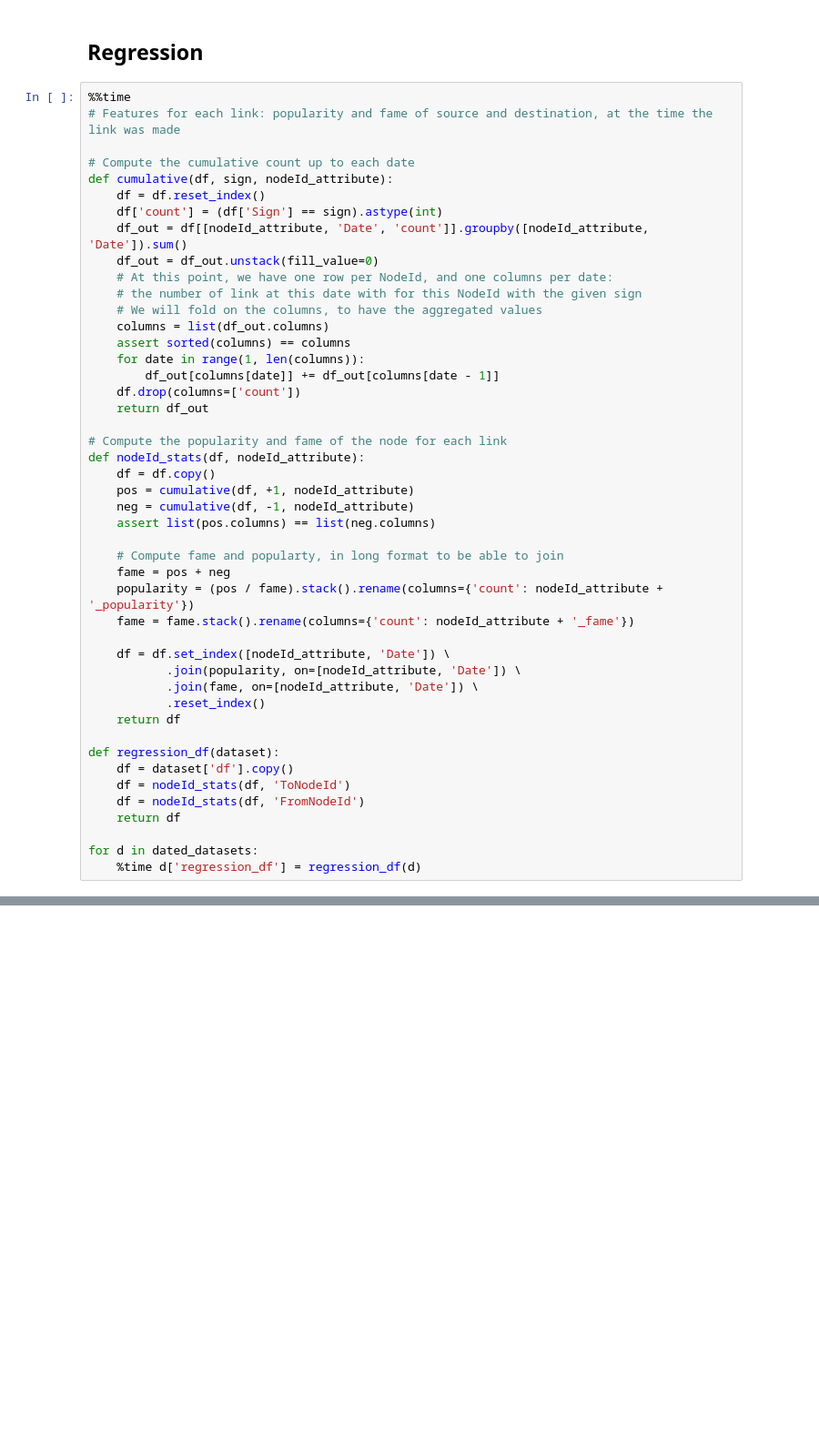
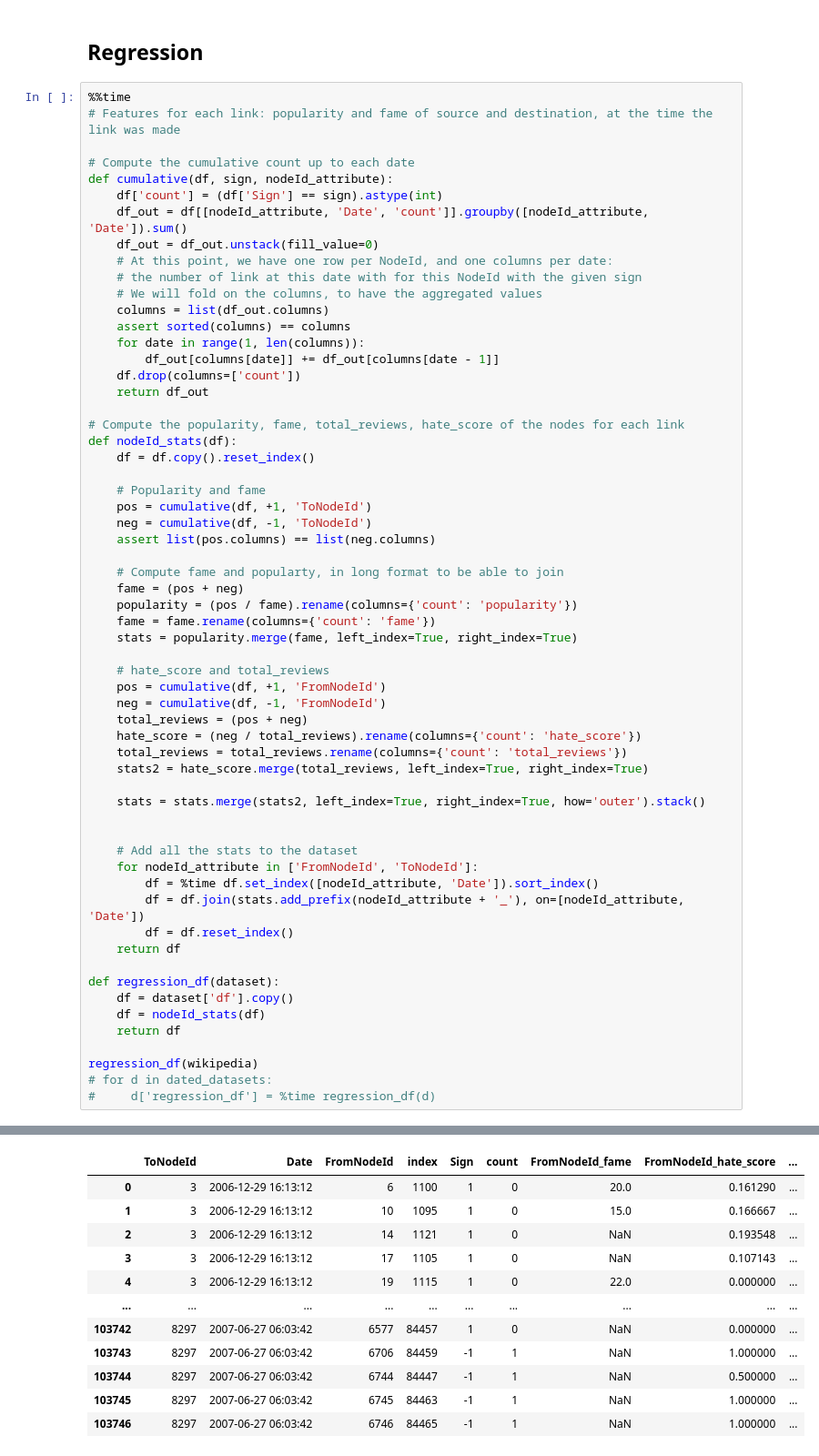
Before and after one commit to epfl-ada/ada-2020-project-milestone-p3-p3_adaptateur, a Jupyter notebook: notebook.ipynb, the cells around one changed output, grey strips where cells are left out. Shown at 91% size. Saved outputs shown, nothing was run; the diff lists cells and outputs as text; blank space fills up the shorter version.

Commit message:
corrected regression features

```diff
--- a/notebook.ipynb
+++ b/notebook.ipynb
@@ -290,7 +315,6 @@ for d in datasets:
 
 # Compute the cumulative count up to each date
 def cumulative(df, sign, nodeId_attribute):
-    df = df.reset_index()
     df['count'] = (df['Sign'] == sign).astype(int)
     df_out = df[[nodeId_attribute, 'Date', 'count']].groupby([nodeId_attribute, 'Date']).sum()
     df_out = df_out.unstack(fill_value=0)
@@ -304,30 +328,45 @@ def cumulative(df, sign, nodeId_attribute):
     df.drop(columns=['count'])
     return df_out
 
-# Compute the popularity and fame of the node for each link
-def nodeId_stats(df, nodeId_attribute):
-    df = df.copy()
-    pos = cumulative(df, +1, nodeId_attribute)
-    neg = cumulative(df, -1, nodeId_attribute)
+# Compute the popularity, fame, total_reviews, hate_score of the nodes for each link
+def nodeId_stats(df):
+    df = df.copy().reset_index()
+
+    # Popularity and fame
+    pos = cumulative(df, +1, 'ToNodeId')
+    neg = cumulative(df, -1, 'ToNodeId')
     assert list(pos.columns) == list(neg.columns)
 
     # Compute fame and popularty, in long format to be able to join
-    fame = pos + neg
-    popularity = (pos / fame).stack().rename(columns={'count': nodeId_attribute + '_popularity'})
-    fame = fame.stack().rename(columns={'count': nodeId_attribute + '_fame'})
+    fame = (pos + neg)
+    popularity = (pos / fame).rename(columns={'count': 'popularity'})
+    fame = fame.rename(columns={'count': 'fame'})
+    stats = popularity.merge(fame, left_index=True, right_index=True)
 
-    df = df.set_index([nodeId_attribute, 'Date']) \
-           .join(popularity, on=[nodeId_attribute, 'Date']) \
-           .join(fame, on=[nodeId_attribute, 'Date']) \
-           .reset_index()
+    # hate_score and total_reviews
+    pos = cumulative(df, +1, 'FromNodeId')
+    neg = cumulative(df, -1, 'FromNodeId')
+    total_reviews = (pos + neg)
+    hate_score = (neg / total_reviews).rename(columns={'count': 'hate_score'})
+    total_reviews = total_reviews.rename(columns={'count': 'total_reviews'})
+    stats2 = hate_score.merge(total_reviews, left_index=True, right_index=True)
+
+    stats = stats.merge(stats2, left_index=True, right_index=True, how='outer').stack()
+
+
+    # Add all the stats to the dataset
+    for nodeId_attribute in ['FromNodeId', 'ToNodeId']:
+        df = %time df.set_index([nodeId_attribute, 'Date']).sort_index()
+        df = df.join(stats.add_prefix(nodeId_attribute + '_'), on=[nodeId_attribute, 'Date'])
+        df = df.reset_index()
     return df
 
 def regression_df(dataset):
     df = dataset['df'].copy()
-    df = nodeId_stats(df, 'ToNodeId')
-    df = nodeId_stats(df, 'FromNodeId')
+    df = nodeId_stats(df)
     return df
 
-for d in dated_datasets:
-    %time d['regression_df'] = regression_df(d)
+regression_df(wikipedia)
+# for d in dated_datasets:
+#     d['regression_df'] = %time regression_df(d)
 # %% [output]
@@ -339,0 +379,12 @@ Wall time: 2min 12s
+|  | ToNodeId | Date | FromNodeId | index | Sign | count | FromNodeId_fame | FromNodeId_hate_score | ... |
+| 0 | 3 | 2006-12-29 16:13:12 | 6 | 1100 | 1 | 0 | 20.0 | 0.161290 | ... |
+| 1 | 3 | 2006-12-29 16:13:12 | 10 | 1095 | 1 | 0 | 15.0 | 0.166667 | ... |
+| 2 | 3 | 2006-12-29 16:13:12 | 14 | 1121 | 1 | 0 | NaN | 0.193548 | ... |
+| 3 | 3 | 2006-12-29 16:13:12 | 17 | 1105 | 1 | 0 | NaN | 0.107143 | ... |
+| 4 | 3 | 2006-12-29 16:13:12 | 19 | 1115 | 1 | 0 | 22.0 | 0.000000 | ... |
+| ... | ... | ... | ... | ... | ... | ... | ... | ... | ... |
+| 103742 | 8297 | 2007-06-27 06:03:42 | 6577 | 84457 | 1 | 0 | NaN | 0.000000 | ... |
+| 103743 | 8297 | 2007-06-27 06:03:42 | 6706 | 84459 | -1 | 1 | NaN | 1.000000 | ... |
+| 103744 | 8297 | 2007-06-27 06:03:42 | 6744 | 84447 | -1 | 1 | NaN | 0.500000 | ... |
+| 103745 | 8297 | 2007-06-27 06:03:42 | 6745 | 84463 | -1 | 1 | NaN | 1.000000 | ... |
+| 103746 | 8297 | 2007-06-27 06:03:42 | 6746 | 84465 | -1 | 1 | NaN | 1.000000 | ... |
```
Also changed, not shown: parts of 4 cells of this notebook.
